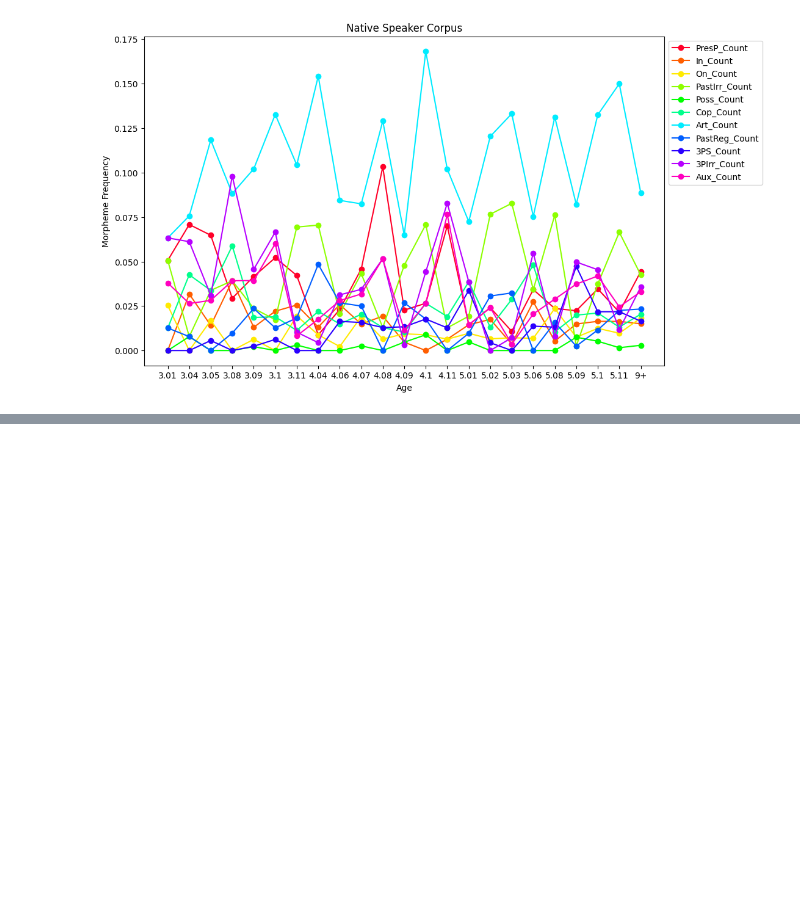
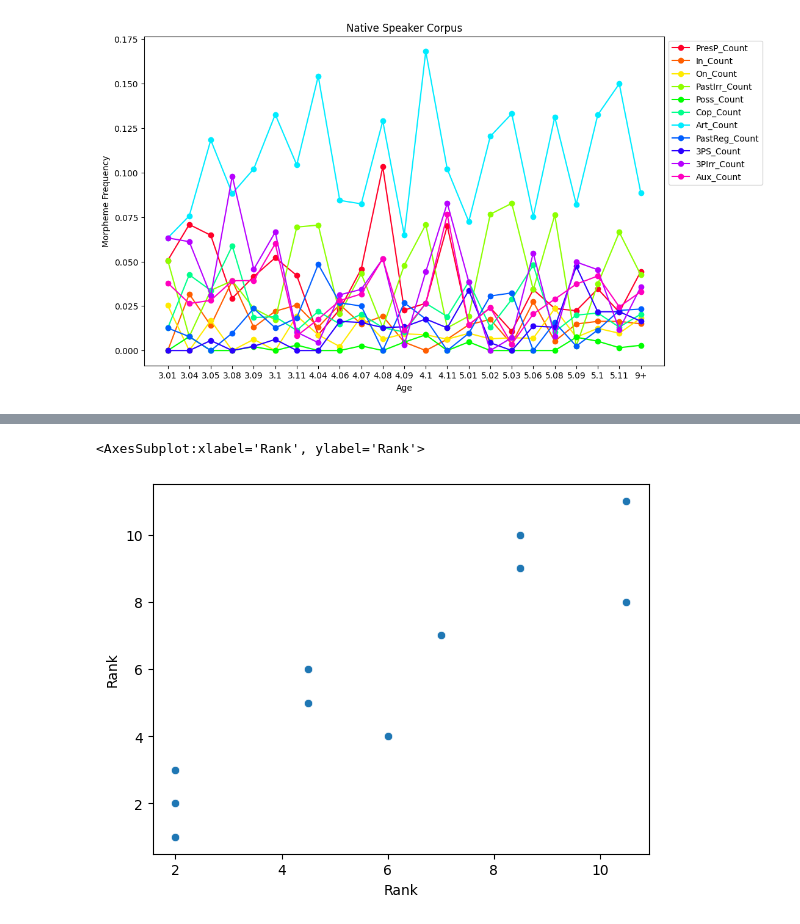
Before and after one commit to Data-Science-for-Linguists-2023/Morpheme-Acquisition-Analysis, a Jupyter notebook: notebooks/data_analysis.ipynb, the cells around one changed output, grey strips where cells are left out. Saved outputs shown, nothing was run; the diff lists cells and outputs as text; code cells hidden in the pictures; blank space fills up the shorter version.

```diff
--- a/notebooks/data_analysis.ipynb
+++ b/notebooks/data_analysis.ipynb
@@ -313,10 +317,10 @@ plt.show()
 # %% [output]
 [figure]
 # %%
-Nstart_rank= Ncorp_counts[Ncorp_counts.columns].iloc[0].sort_values()
-Nfinal_rank= Ncorp_counts[Ncorp_counts.columns].iloc[-1].sort_values()
-Lstart_rank= Lcorp_counts[Ncorp_counts.columns].iloc[0].sort_values()
-Lfinal_rank= Lcorp_counts[Ncorp_counts.columns].iloc[-1].sort_values()
+Nstart_rank= Ncorp_counts[Ncorp_counts.columns].iloc[0]
+Nfinal_rank= Ncorp_counts[Ncorp_counts.columns].iloc[-1]
+Lstart_rank= Lcorp_counts[Ncorp_counts.columns].iloc[0]
+Lfinal_rank= Lcorp_counts[Ncorp_counts.columns].iloc[-1]
 # %%
 Nstart_rank= Nstart_rank.to_frame()
 Nstart_rank.reset_index(inplace=True)
@@ -364,0 +366,5 @@ keys=['Nstart', 'Nfinal', 'Lstart', 'Lfinal'])
+# %%
+sns.scatterplot(x=Nstart_rank['Rank'], y= Nfinal_rank['Rank'])
+# %% [output]
+<AxesSubplot:xlabel='Rank', ylabel='Rank'>
+[figure, added]
```
Also changed, not shown: parts of 13 cells of this notebook.
